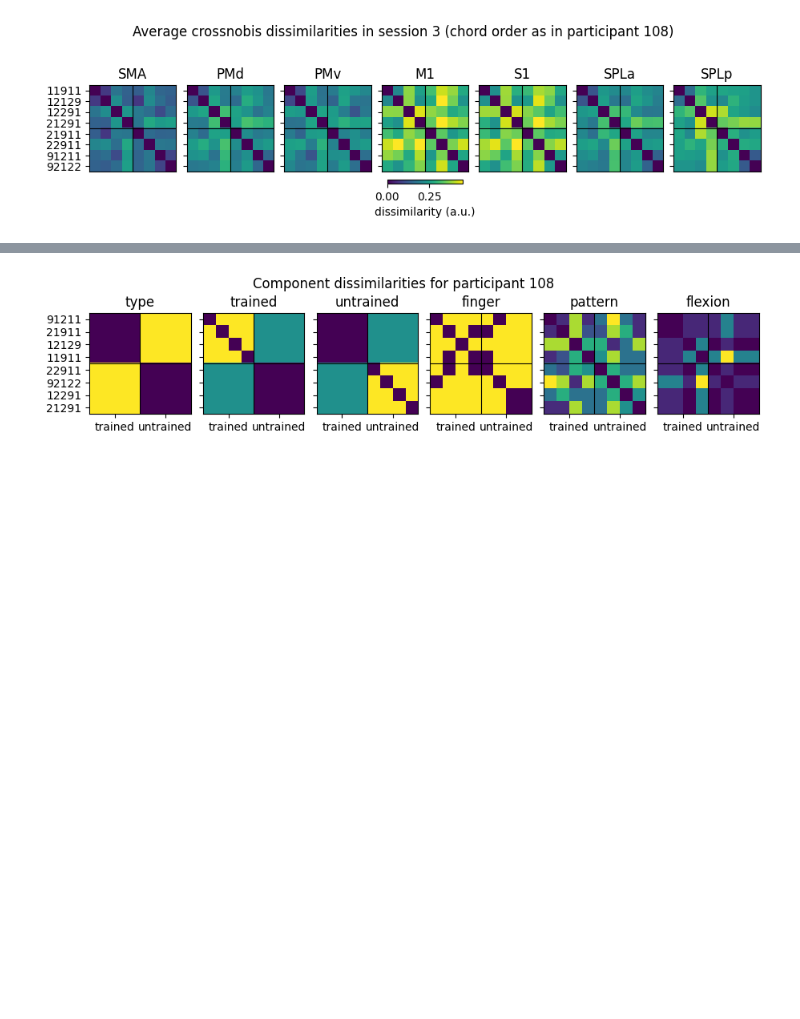
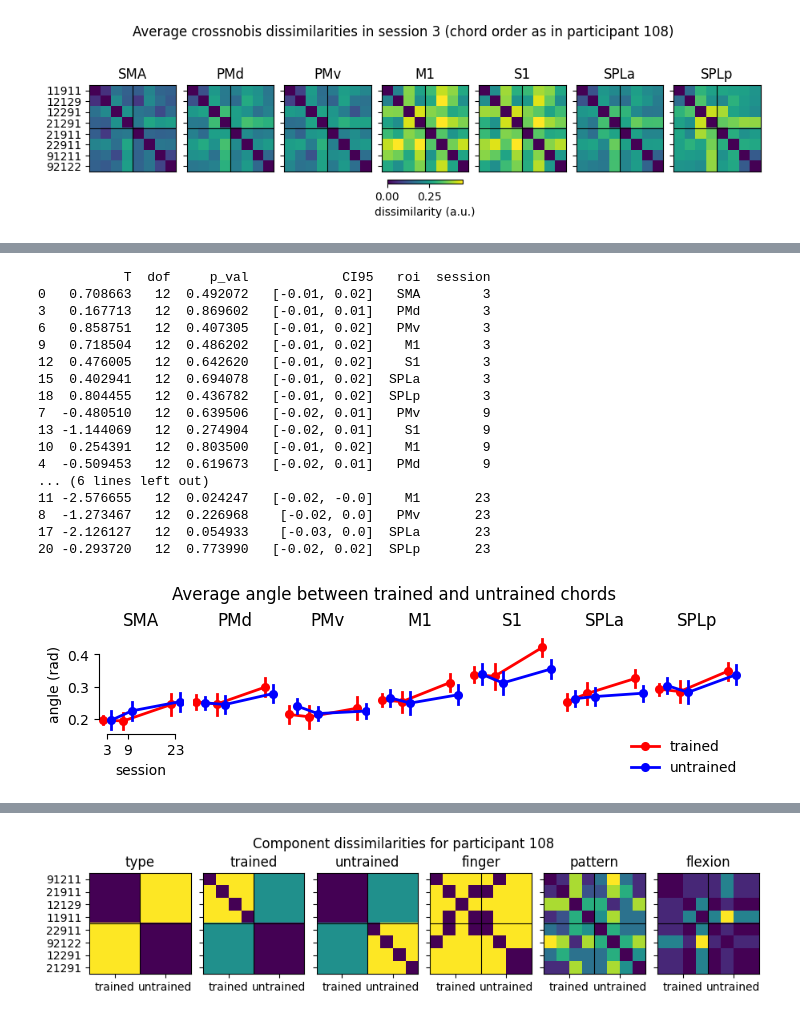
Before and after one commit to mnlmrc/extension-flexion-chords, a Jupyter notebook: notebooks/geometry.ipynb, the cells around one changed output, grey strips where cells are left out. Saved outputs shown, nothing was run; the diff lists cells and outputs as text; code cells hidden in the pictures; blank space fills up the shorter version.

```diff
--- a/notebooks/geometry.ipynb
+++ b/notebooks/geometry.ipynb
@@ -153,0 +158,45 @@ plt.show()
+# %%
+fig, axs = plt.subplots(1, len(rois), sharey=True, sharex=True, figsize=(7, 2), constrained_layout=True)
+
+plot_im_sess(fig, axs, dist_chord_sess, rois, y='theta', x='session', hue='chord', hue_order=hue_order, palette=palette, kind='point', estimator='mean', dodge=.4, add_zero=False)
+sb.despine(ax=axs[0], trim=True)
+axs[0].set_ylabel('angle (rad)')
+axs[-1].legend([], frameon=False, loc='upper right')
+fig.legend(frameon=False, loc='lower right')
+axs[0].set_xlabel('session')
+
+fig.suptitle('Average angle between trained and untrained chords')
+
+ttest_list = []
+for roi in rois:
+    for session in gl.sessions:
+        d   = dist_chord_sess[(dist_chord_sess.roi==roi) & (dist_chord_sess.session==session)]
+        piv = d.pivot(index='sn', columns='chord', values='cosine')
+        ttest_list.append(pg.ttest(piv['trained'], piv['untrained'], paired=True).assign(roi=roi, session=session))
+ttest = pd.concat(ttest_list, ignore_index=True)
+ttest.sort_values(by='session', inplace=True)
+
+print(ttest[['T', 'dof', 'p_val', 'CI95', 'roi', 'session']])
+
+fig.savefig('figures/crossnobis_mean.pdf')
+
+plt.show()
+# %% [output]
+           T  dof     p_val            CI95   roi  session
+0   0.708663   12  0.492072   [-0.01, 0.02]   SMA        3
+3   0.167713   12  0.869602   [-0.01, 0.01]   PMd        3
+6   0.858751   12  0.407305   [-0.01, 0.02]   PMv        3
+9   0.718504   12  0.486202   [-0.01, 0.02]    M1        3
+12  0.476005   12  0.642620   [-0.01, 0.02]    S1        3
+15  0.402941   12  0.694078   [-0.01, 0.02]  SPLa        3
+18  0.804455   12  0.436782   [-0.01, 0.02]  SPLp        3
+7  -0.480510   12  0.639506   [-0.02, 0.01]   PMv        9
+13 -1.144069   12  0.274904   [-0.02, 0.01]    S1        9
+10  0.254391   12  0.803500   [-0.01, 0.02]    M1        9
+4  -0.509453   12  0.619673   [-0.02, 0.01]   PMd        9
+... (6 lines left out)
+11 -2.576655   12  0.024247   [-0.02, -0.0]    M1       23
+8  -1.273467   12  0.226968    [-0.02, 0.0]   PMv       23
+17 -2.126127   12  0.054933    [-0.03, 0.0]  SPLa       23
+20 -0.293720   12  0.773990   [-0.02, 0.02]  SPLp       23
+[figure, added]
```
Also changed, not shown: parts of 11 cells of this notebook, 15 other files.
